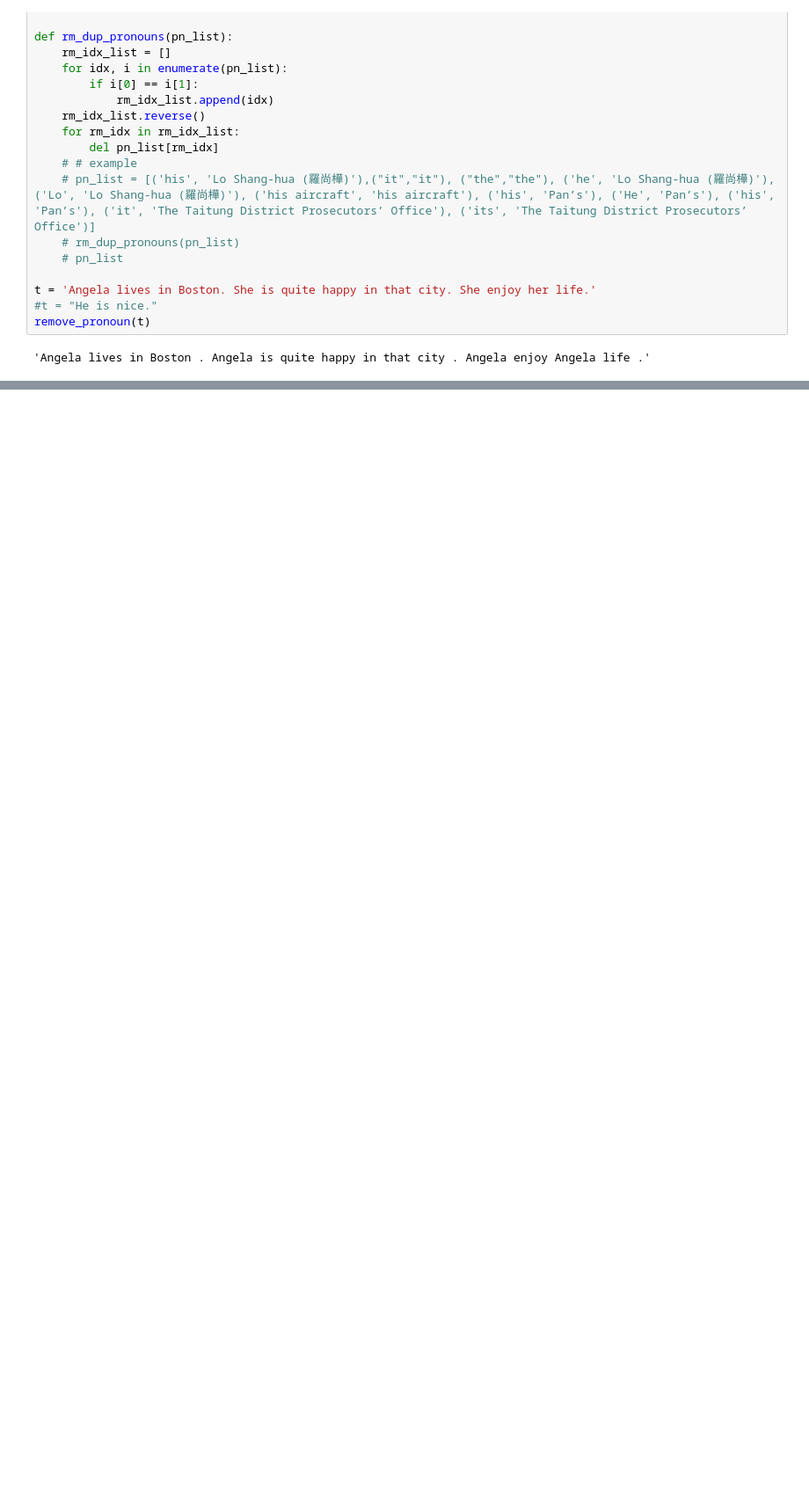
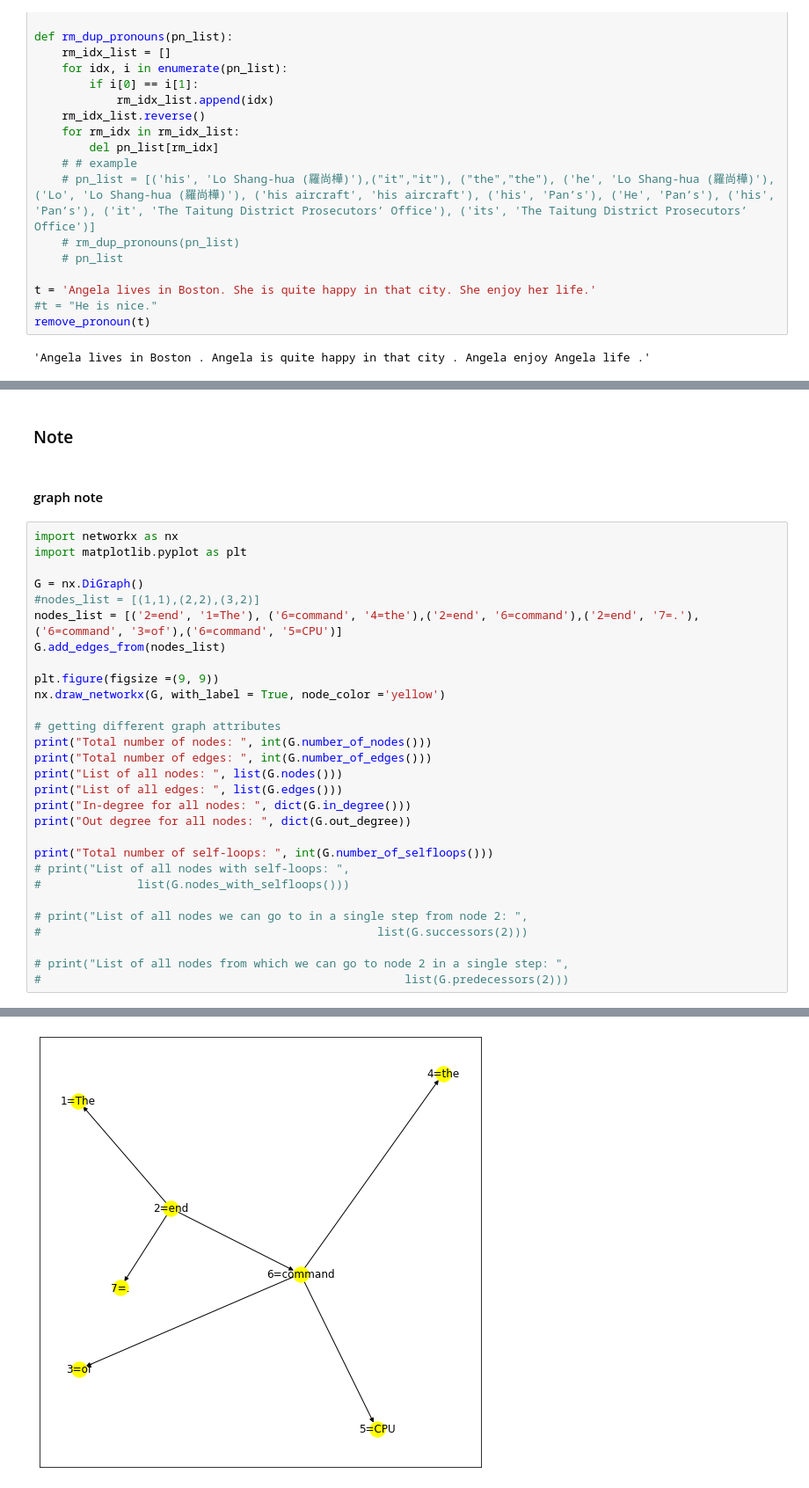
Before and after one commit to s103321048/keyword_dep, a Jupyter notebook: new_ann_for_spacy.ipynb, the cells around one changed output, grey strips where cells are left out. Shown: that part at 88% size. Saved outputs shown, nothing was run; the diff lists cells and outputs as text; blank space fills up the shorter version.

```diff
--- a/new_ann_for_spacy.ipynb
+++ b/new_ann_for_spacy.ipynb
@@ -274,0 +442,34 @@ show_depparse(t)
+# %% [markdown]
+### Note
+# %% [markdown]
+#### graph note
+# %%
+import networkx as nx
+import matplotlib.pyplot as plt
+
+G = nx.DiGraph()
+#nodes_list = [(1,1),(2,2),(3,2)]
+nodes_list = [('2=end', '1=The'), ('6=command', '4=the'),('2=end', '6=command'),('2=end', '7=.'),('6=command', '3=of'),('6=command', '5=CPU')]
+G.add_edges_from(nodes_list)
+
+plt.figure(figsize =(9, 9))
+nx.draw_networkx(G, with_label = True, node_color ='yellow')
+
+# getting different graph attributes
+print("Total number of nodes: ", int(G.number_of_nodes()))
+print("Total number of edges: ", int(G.number_of_edges()))
+print("List of all nodes: ", list(G.nodes()))
+print("List of all edges: ", list(G.edges()))
+print("In-degree for all nodes: ", dict(G.in_degree()))
+print("Out degree for all nodes: ", dict(G.out_degree))
+
+print("Total number of self-loops: ", int(G.number_of_selfloops()))
+# print("List of all nodes with self-loops: ",
+#              list(G.nodes_with_selfloops()))
+
+# print("List of all nodes we can go to in a single step from node 2: ",
+#                                                 list(G.successors(2)))
+
+# print("List of all nodes from which we can go to node 2 in a single step: ",
+#                                                     list(G.predecessors(2)))
+# %% [output]
@@ -274,0 +483 @@ show_depparse(t)
+[figure, added]
```
Also changed, not shown: parts of 18 cells of this notebook.
